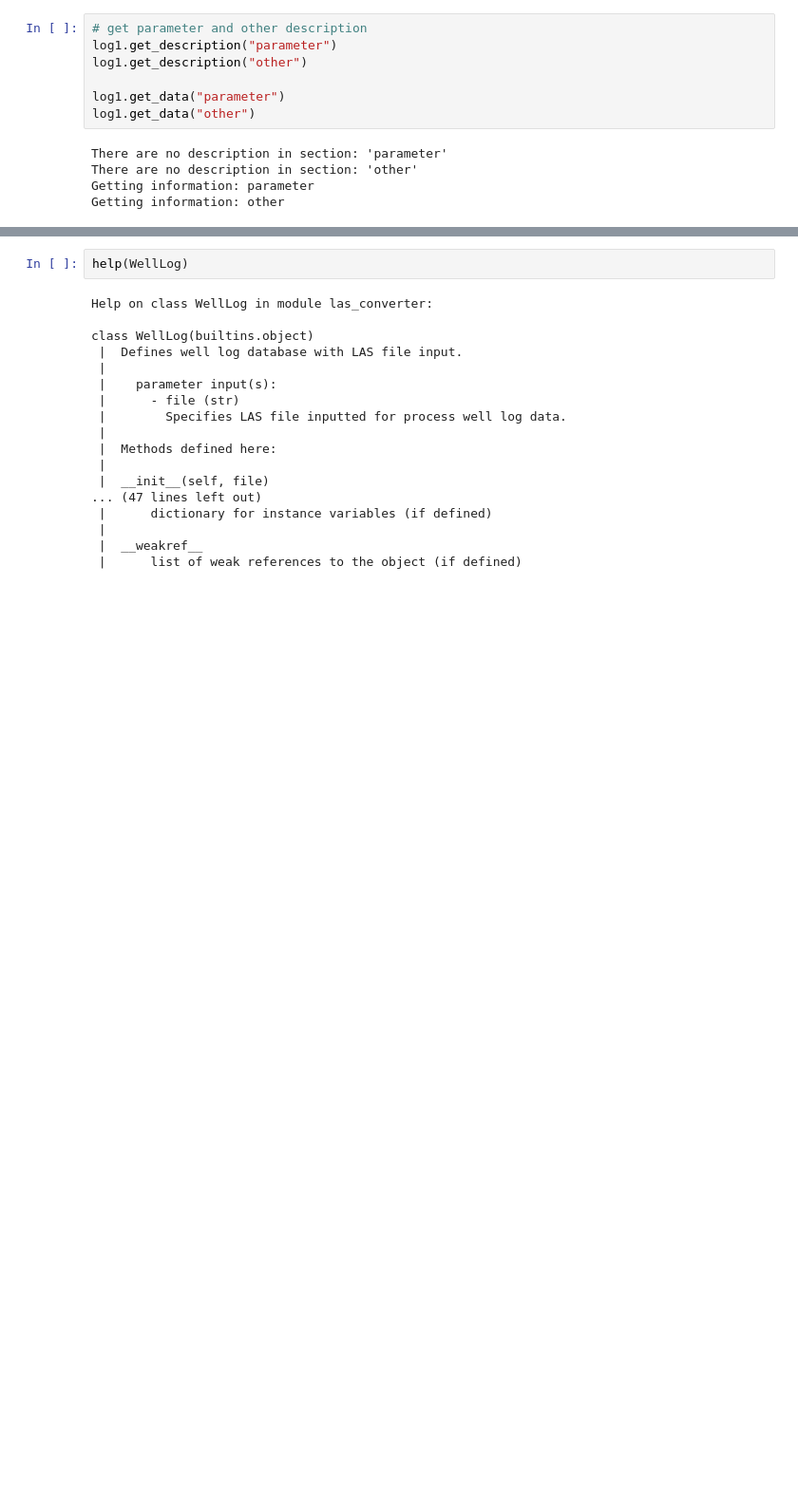
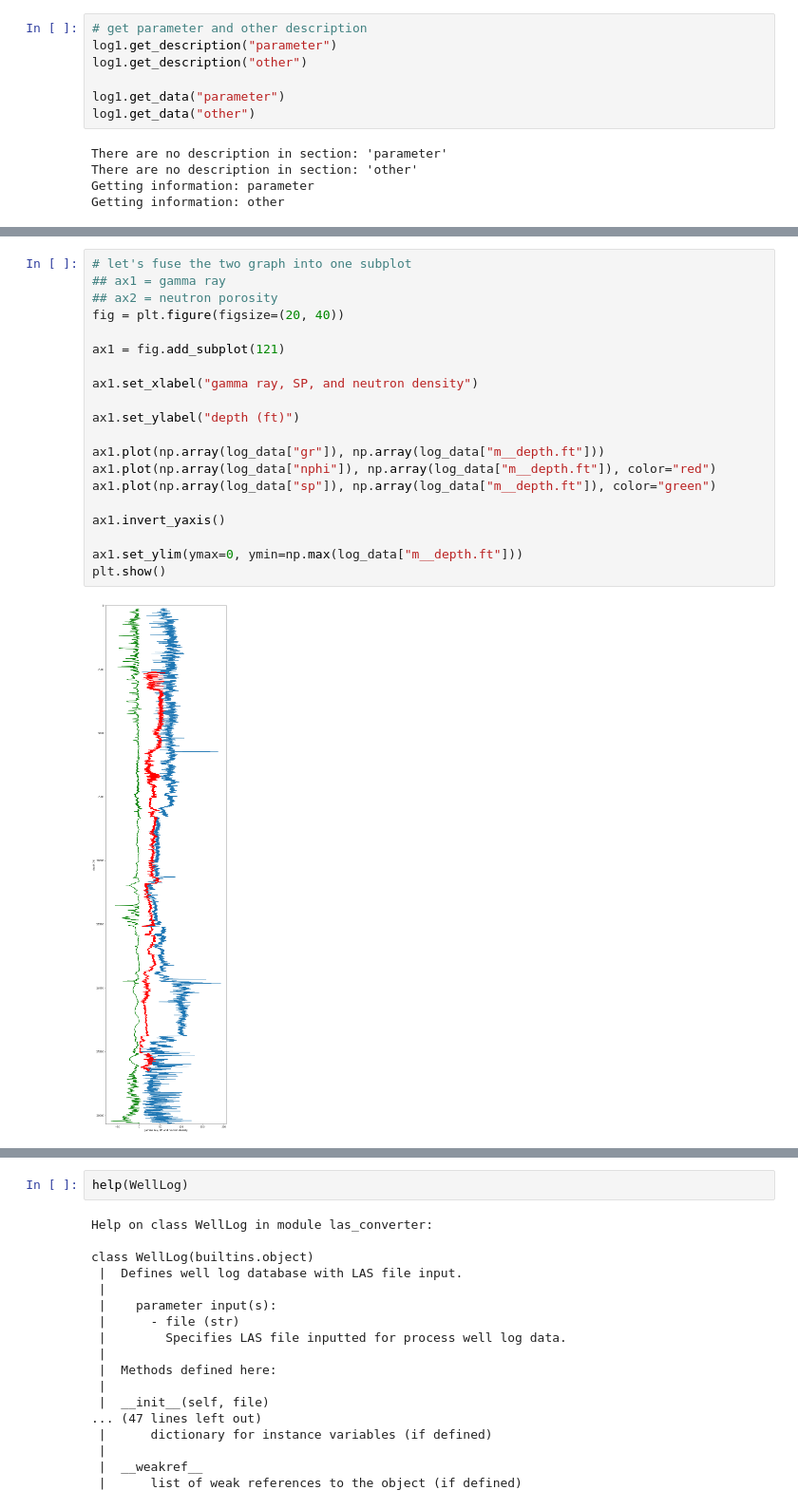
Before and after one commit to daimessdn/las_converter, a Jupyter notebook: using_las_converter_in_well_log_analysis.ipynb, the cells around one changed output, grey strips where cells are left out. Shown at 95% size. Cells and saved outputs as stored; diff of their text form; blank space fills up the shorter version.

```diff
--- a/using_las_converter_in_well_log_analysis.ipynb
+++ b/using_las_converter_in_well_log_analysis.ipynb
@@ -161,3 +167,25 @@ plt.show()
+# %%
+# let's fuse the two graph into one subplot
+## ax1 = gamma ray
+## ax2 = neutron porosity
+fig = plt.figure(figsize=(20, 40))
+
+ax1 = fig.add_subplot(121)
+
+ax1.set_xlabel("gamma ray, SP, and neutron density")
+
+ax1.set_ylabel("depth (ft)")
+
+ax1.plot(np.array(log_data["gr"]), np.array(log_data["m__depth.ft"]))
+ax1.plot(np.array(log_data["nphi"]), np.array(log_data["m__depth.ft"]), color="red")
+ax1.plot(np.array(log_data["sp"]), np.array(log_data["m__depth.ft"]), color="green")
+
+ax1.invert_yaxis()
+
+ax1.set_ylim(ymax=0, ymin=np.max(log_data["m__depth.ft"]))
+plt.show()
+# %% [output]
+[figure, added]
 # %%
 # get same plot
 ## in scatter format
```
Also changed, not shown: parts of 9 cells of this notebook, 5 other files.
